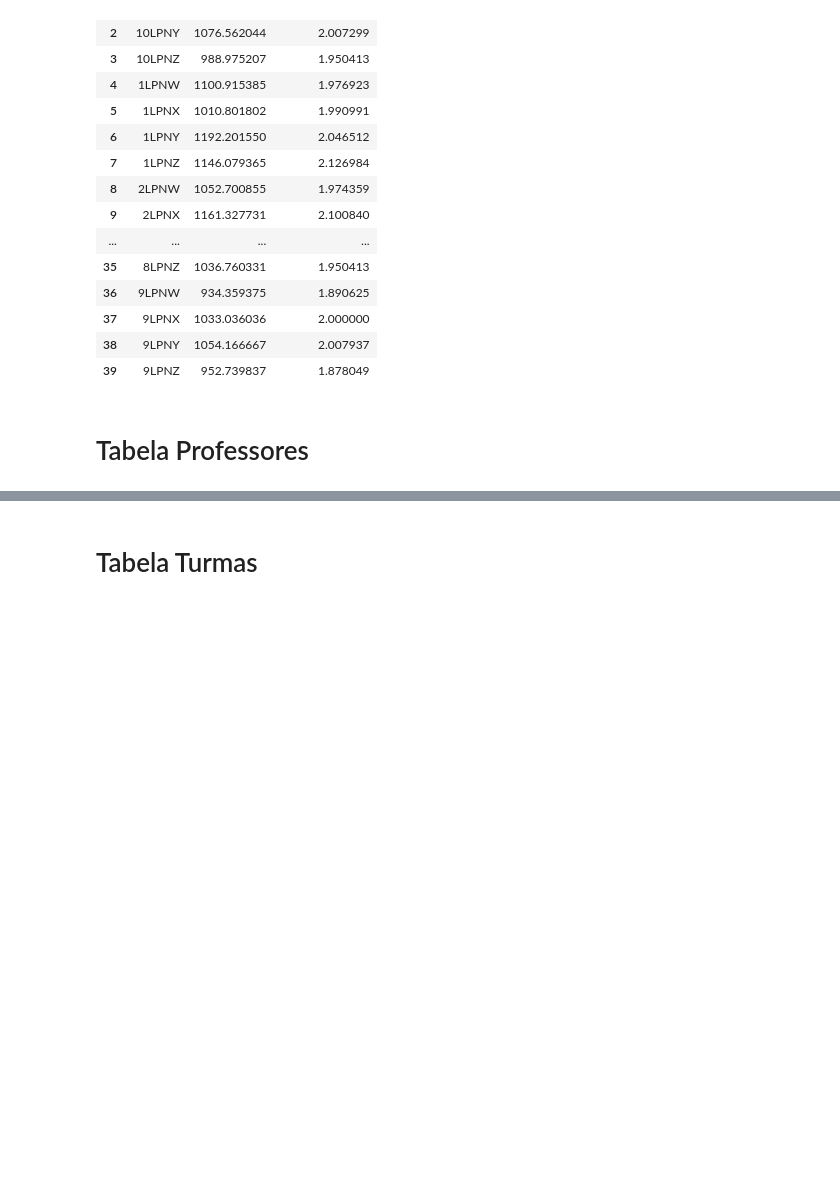
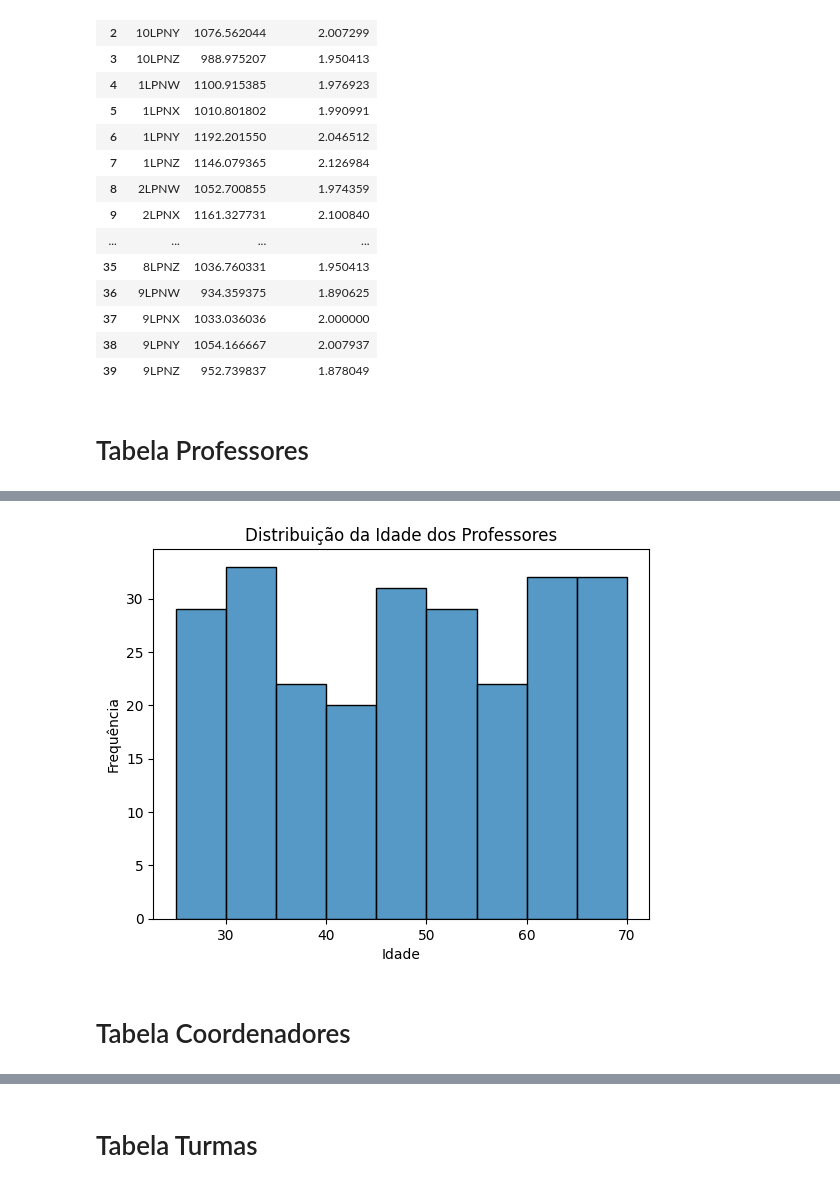
Before and after one commit to daviguerra05/Sprint03_Dynamic_Programming, a Jupyter notebook: Sprint03.ipynb, the cells around one changed output, grey strips where cells are left out. Cells and saved outputs as stored; diff of their text form; code cells hidden in the pictures; blank space fills up the shorter version.

```diff
--- a/Sprint03.ipynb
+++ b/Sprint03.ipynb
@@ -255,3 +257,5 @@ alunos.diferenca_desempenho_por_turma()
 | 39 | 9LPNZ | 952.739837 | 1.878049 |
 # %% [markdown]
 # Tabela Professores
+# %%
+professores = funcoes.receber_dados_professores()
@@ -257,0 +293,6 @@ alunos.diferenca_desempenho_por_turma()
+# %%
+professores.distribuicao_idade()
+# %% [output]
+[figure, added]
+# %% [markdown]
+# Tabela Coordenadores
```
Also changed, not shown: parts of 8 cells of this notebook, 5 other files.
